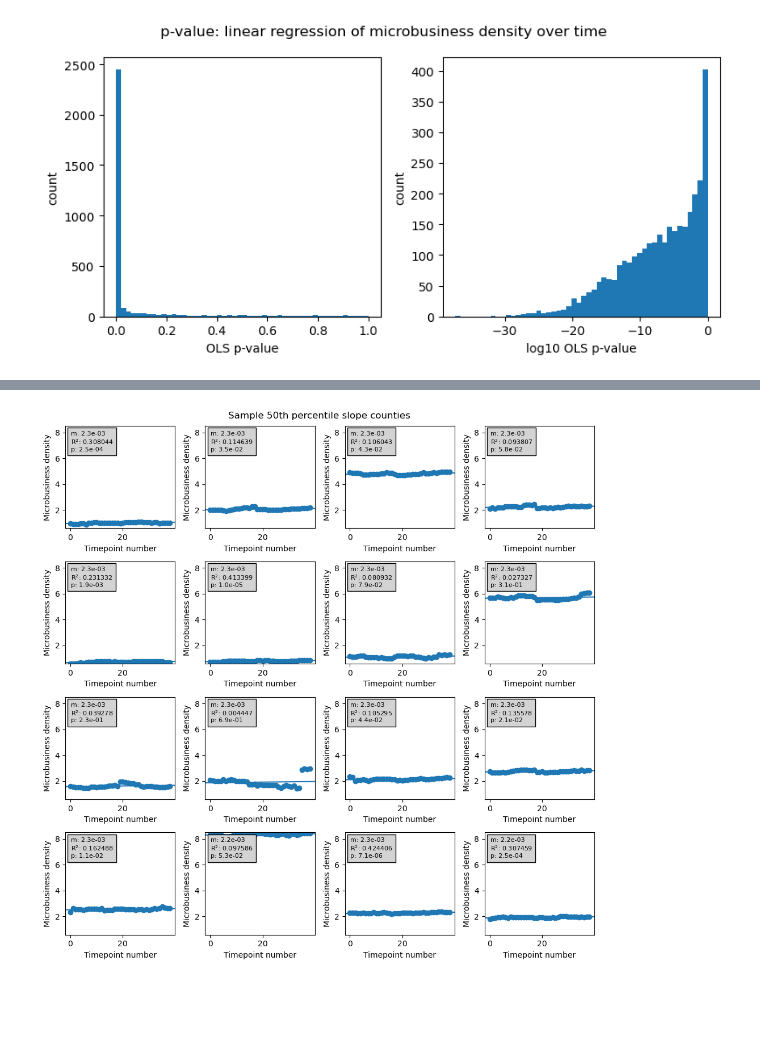
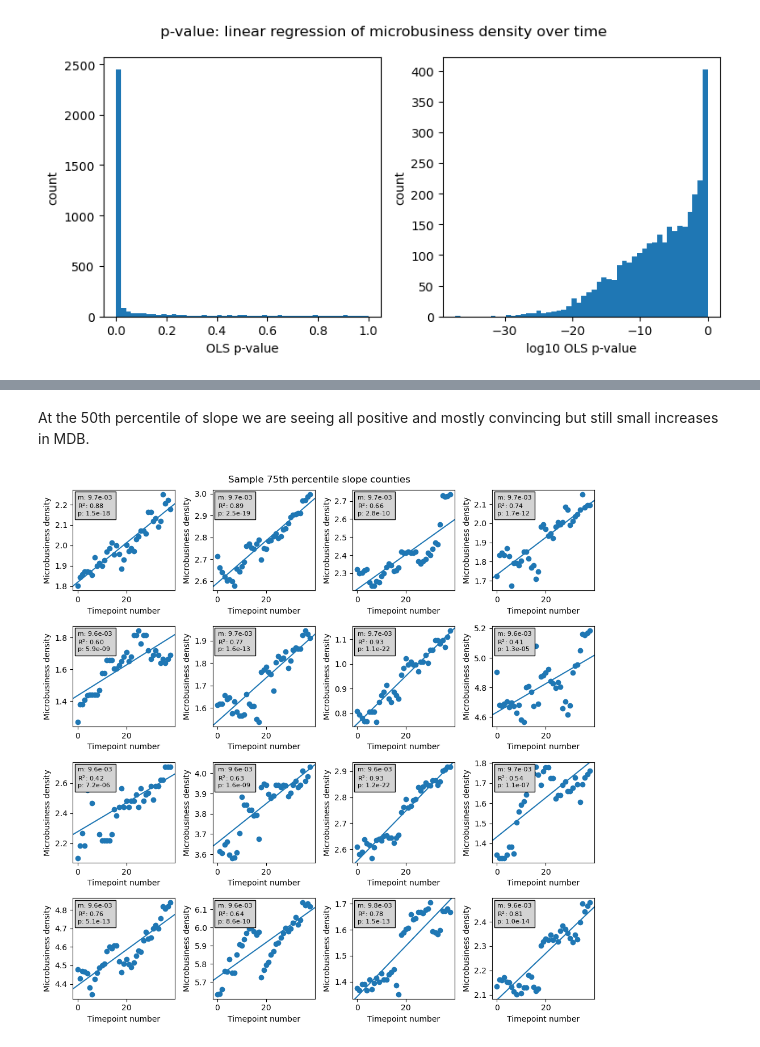
Before and after one commit to gperdrizet/kaggle_microbusiness, a Jupyter notebook: notebooks/02-training_data_exploration.ipynb, the cells around one changed output, grey strips where cells are left out. Drawn from its saved outputs; the diff is of its cells as text; code cells hidden in the pictures; blank space fills up the shorter version.

Commit message:
General cleanup. Fixed some plot titles, added abbreviations section. Improved and edited markdown descriptions and added code block comments.

```diff
--- a/notebooks/02-training_data_exploration.ipynb
+++ b/notebooks/02-training_data_exploration.ipynb
@@ -707,21 +715,31 @@ Now I want to answer the question we asked earlier - how is microbusiness densit
 if 'timepoint_num' not in list(training_df.columns):
     training_df.insert(1, 'timepoint_num' ,training_df.groupby(['cfips']).cumcount())
 # %%
+%time
+
 def regress(data, yvar, xvars):
+    '''Takes pandas groupby object and string variable names
+    runs OLS on each group and returns pandas series where
+    index is CFIPS number and value is tuple of
+    (slope, r-squared, p-value)'''
+
     Y = data[yvar]
     X = sm.add_constant(data[xvars])
     result = sm.OLS(Y, X).fit()
 
     return result.params[1], result.rsquared, result.pvalues[1]
 
+# Group by CFIPS and regress MBD against timepoint
 result = training_df.groupby('cfips').apply(regress, 'microbusiness_density', ['timepoint_num']) # type: ignore
 
+# Clean up and convert results to dataframe
 result_df = result.apply(pd.Series)
 result_df.columns = ['coefficient', 'R-squared', 'p-value']
 result_df.reset_index(inplace=True, drop=False)
 result_df.head()
 result_stats_df = result_df.describe()
 
+# Extract percentiles for the slope and R-squared
 coeffs_percentiles = [
     result_stats_df.loc['25%','coefficient'],
     result_stats_df.loc['50%', 'coefficient'],
@@ -836,15 +887,17 @@ plt.show()
+# %% [markdown]
+At the 50th percentile of slope we are seeing all positive and mostly convincing but still small increases in MDB.
 # %%
-avg_coeff_cfips = result_df.iloc[(result_df['coefficient'] - coeffs_percentiles[1]).abs().argsort()[:16]]['cfips'].to_list()
+large_coeff_cfips = result_df.iloc[(result_df['coefficient'] - coeffs_percentiles[2]).abs().argsort()[:16]]['cfips'].to_list()
 
 plt = plot_funcs.n_by_n_regression_plot(
     input_data = training_df,
-    cfips_list = avg_coeff_cfips,
+    cfips_list = large_coeff_cfips,
     rows = 4,
     columns = 4,
-    main_title = 'Sample 50th percentile slope counties',
-    set_const_ylims = True
+    main_title = 'Sample 75th percentile slope counties'
+    #set_const_ylims = True
 )
 
 plt.show()
 # %% [output]
-[figure, old version]
+[figure, new version]
```
Also changed, not shown: parts of 58 cells of this notebook.
